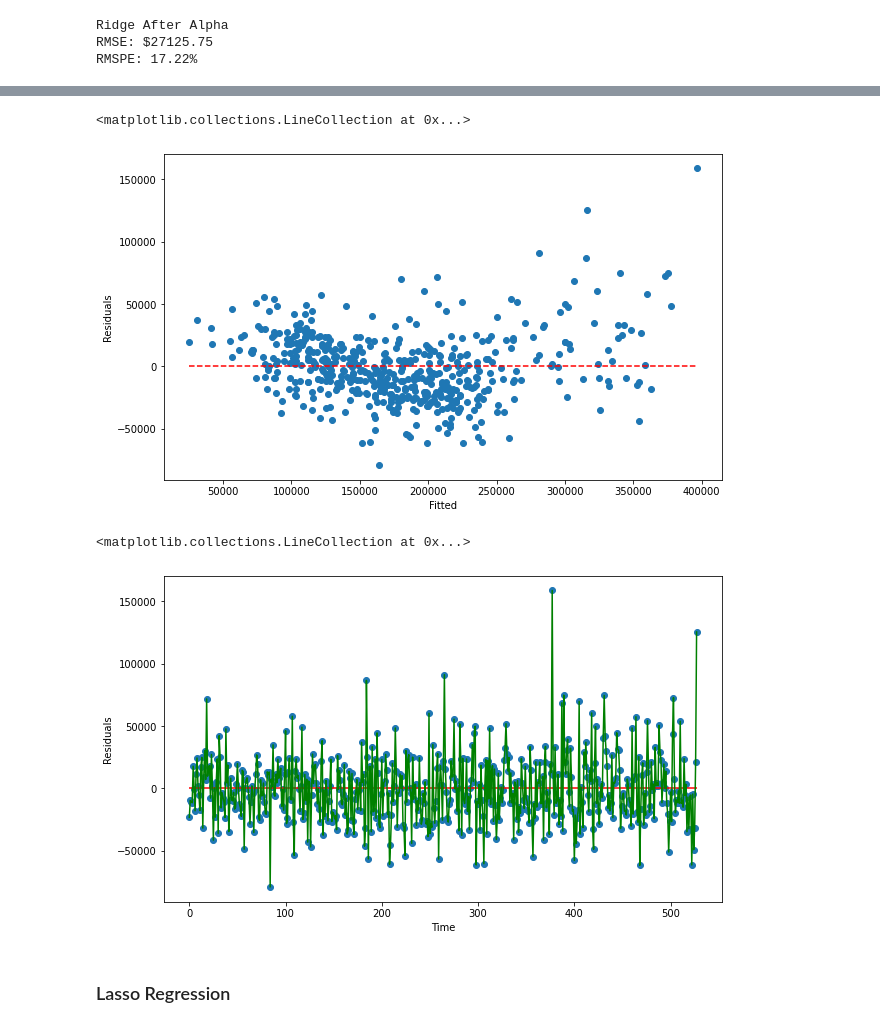
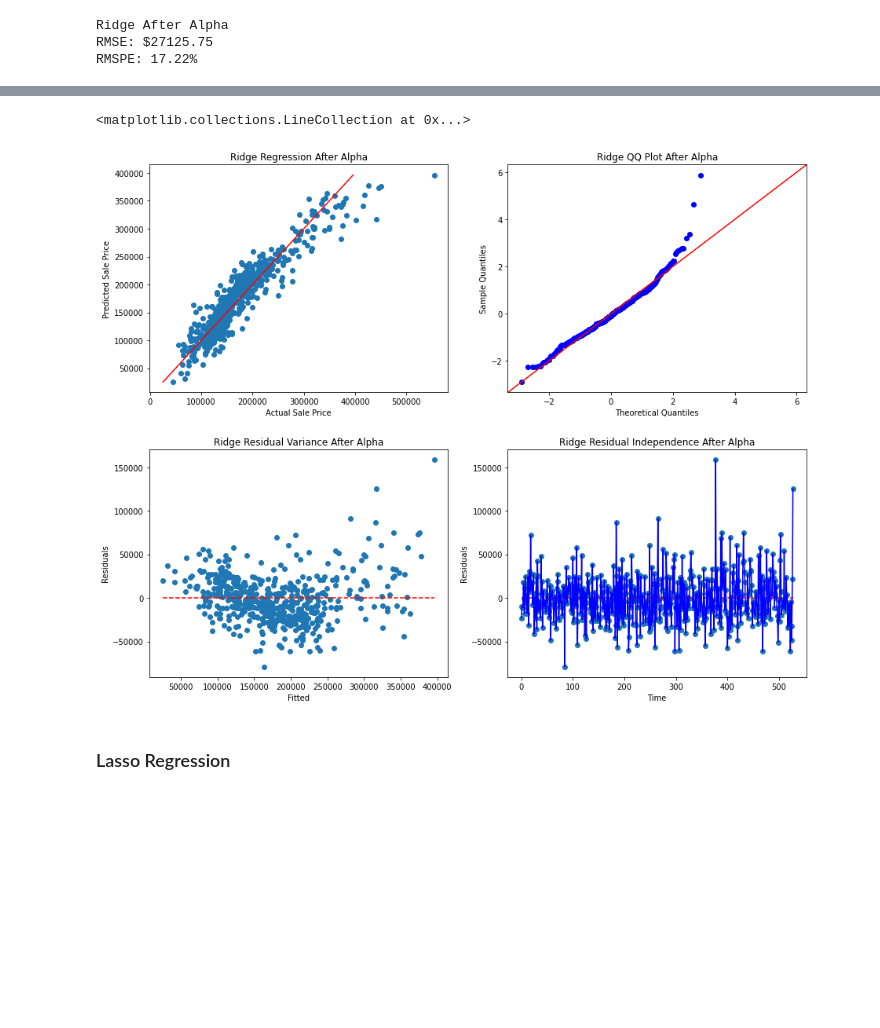
Before and after one commit to cfcastillo/DS-6-Notebooks, a Jupyter notebook: Project_2_Notebook_cfc.ipynb, the cells around one changed output, grey strips where cells are left out. Drawn from its saved outputs; the diff is of its cells as text; code cells hidden in the pictures; blank space fills up the shorter version.

```diff
--- a/Project_2_Notebook_cfc.ipynb
+++ b/Project_2_Notebook_cfc.ipynb
@@ -826,24 +821,33 @@ plt.show()
-# %%
-# Residuals vs Fitted (Predicted) Values - checks if residuals have constant variance
-plt.figure(figsize = (10,6))
-plt.scatter(y_pred_rr_a, res_rr_a)
-plt.xlabel("Fitted")
-plt.ylabel("Residuals")
-plt.hlines(0, min(y_pred_rr_a), max(y_pred_rr_a), colors = 'red', linestyles = 'dashed')
-# %% [output]
-<matplotlib.collections.LineCollection at 0x...>
-[figure, removed]
-# %%
-# Residuals vs Time - checks if residuals are independent
-plt.figure(figsize = (10,6))
-plt.scatter(range(len(res_rr_a)), res_rr_a)
-plt.plot(range(len(res_rr_a)), res_rr_a, 'g')
-plt.xlabel("Time")
-plt.ylabel("Residuals")
-plt.hlines(0, min(range(len(res_rr_a))), max(range(len(res_rr_a))), colors = 'red', linestyles = 'solid')
-# %% [output]
-<matplotlib.collections.LineCollection at 0x...>
-[figure, removed]
+# %%
+# Visualize results using final model
+fig, axs = plt.subplots(2,2, figsize = (15,12))
+plt.subplots_adjust(hspace=.25)
+
+axs[0,0].plot([min(y_pred_rr_a), max(y_pred_rr_a)],[min(y_pred_rr_a), max(y_pred_rr_a)], c='red')
+axs[0,0].scatter(y_test, y_pred_rr_a)
+axs[0,0].set_xlabel('Actual Sale Price')
+axs[0,0].set_ylabel('Predicted Sale Price')
+axs[0,0].set_title(f'{label_rr} Regression After Alpha')
+
+res_rr = y_test - y_pred_rr_a
+sm.qqplot(res_rr, fit=True, line="45", ax=axs[0,1])
+axs[0,1].set_title(f'{label_rr} QQ Plot After Alpha')
+
+axs[1,0].scatter(y_pred_rr_a, res_rr)
+axs[1,0].set_xlabel("Fitted")
+axs[1,0].set_ylabel("Residuals")
+axs[1,0].set_title(f'{label_rr} Residual Variance After Alpha')
+axs[1,0].hlines(0, min(y_pred_rr_a), max(y_pred_rr_a), colors = 'red', linestyles = 'dashed')
+
+axs[1,1].scatter(range(len(res_rr)), res_rr)
+axs[1,1].plot(range(len(res_rr)), res_rr, 'b')
+axs[1,1].set_xlabel("Time")
+axs[1,1].set_ylabel("Residuals")
+axs[1,1].set_title(f'{label_rr} Residual Independence After Alpha')
+axs[1,1].hlines(0, min(range(len(res_rr))), max(range(len(res_rr))), colors = 'red', linestyles = 'dashed')
+# %% [output]
+<matplotlib.collections.LineCollection at 0x...>
+[figure, added]
 # %%
 # Add ridge regression results to data frame we created earlier
 model_results[label_rr] = my_fit_rr.coef_
```
Also changed, not shown: parts of 19 cells of this notebook.
